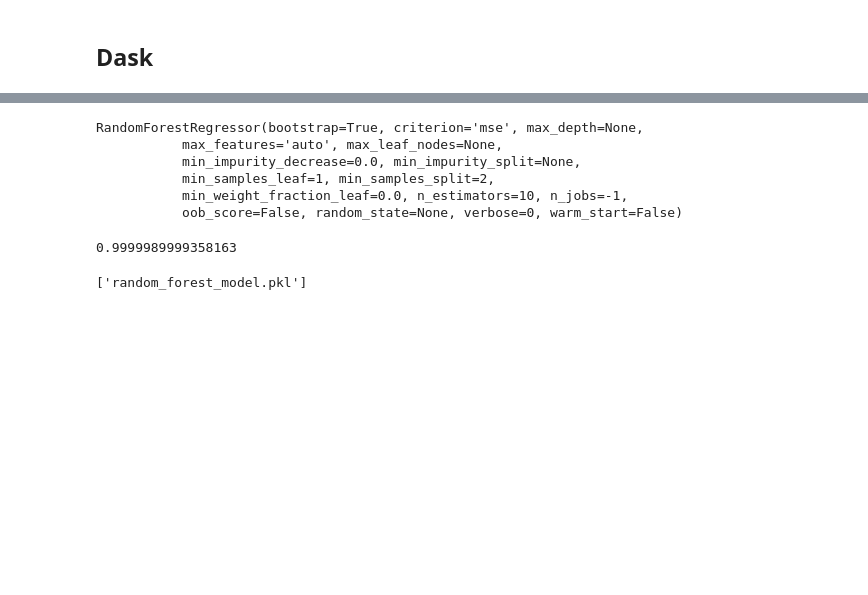
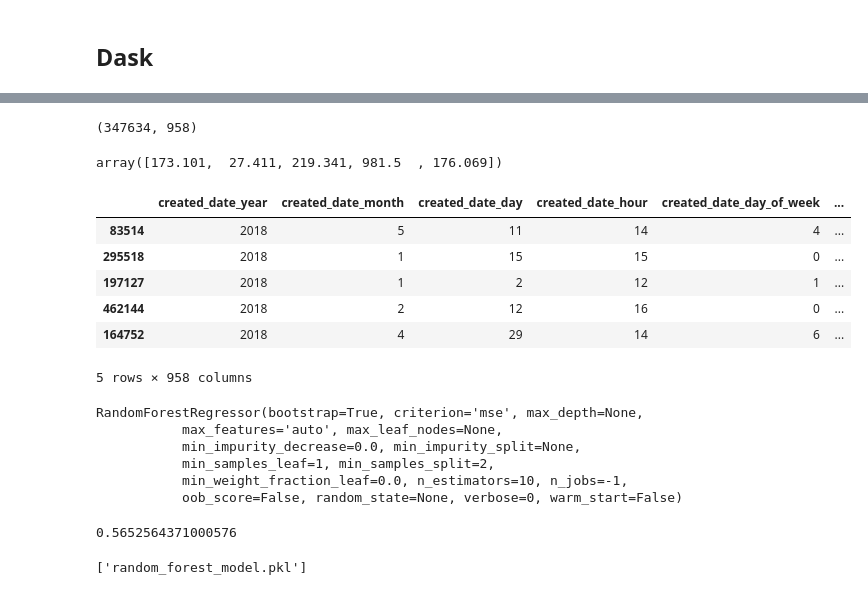
Before and after one commit to NickelousTex/Energy-NYCHA, a Jupyter notebook: EDA/Dask_Spark_RF_GB_Training.ipynb, the cells around one changed output, grey strips where cells are left out. Drawn from its saved outputs; the diff is of its cells as text; code cells hidden in the pictures; blank space fills up the shorter version.

```diff
--- a/EDA/Dask_Spark_RF_GB_Training.ipynb
+++ b/EDA/Dask_Spark_RF_GB_Training.ipynb
@@ -377,3 +356,7 @@ df_test.head()
 # %%
 df_test= pd.get_dummies(df_test, columns=['agency','borough','community_board',
                                       'complaint_type','descriptor','open_data_channel_type'])
+# %%
+df_test.drop('status', axis=1, inplace=True)
+# %%
+df_test.drop(['latitude','longitude'], axis=1,inplace=True)
@@ -396,7 +385,7 @@ import numpy as np
 from sklearn.ensemble import RandomForestRegressor , GradientBoostingRegressor
 from sklearn.model_selection import train_test_split
 # %%
-# y = df_test.pop('time_till_resolution')
+y = df_test.pop('time_till_resolution')
 X = df_test
 # %%
 Xtrain, Xtest, ytrain, ytest = train_test_split(X,y)
@@ -403,3 +412,21 @@ Xtrain, Xtest, ytrain, ytest = train_test_split(X,y)
+# %%
+Xtrain.shape
+# %% [output]
+(347634, 958)
+# %%
+random_forest.predict(try_1)
+# %% [output]
+array([173.101,  27.411, 219.341, 981.5  , 176.069])
+# %%
+Xtrain.head()
+# %% [output]
+|  | created_date_year | created_date_month | created_date_day | created_date_hour | created_date_day_of_week | ... |
+| 83514 | 2018 | 5 | 11 | 14 | 4 | ... |
+| 295518 | 2018 | 1 | 15 | 15 | 0 | ... |
+| 197127 | 2018 | 1 | 2 | 12 | 1 | ... |
+| 462144 | 2018 | 2 | 12 | 16 | 0 | ... |
+| 164752 | 2018 | 4 | 29 | 14 | 6 | ... |
+5 rows × 958 columns
 # %%
 random_forest = RandomForestRegressor(n_jobs = -1)
 gradient_boost = GradientBoostingRegressor()
@@ -415,7 +442,7 @@ RandomForestRegressor(bootstrap=True, criterion='mse', max_depth=None,
 # %%
 random_forest.score(Xtest,ytest)
 # %% [output]
-0.9999989999358163
+0.5652564371000576
 # %%
 from sklearn.externals import joblib
 # %%
```
Also changed, not shown: parts of 30 cells of this notebook, 7 other files.
